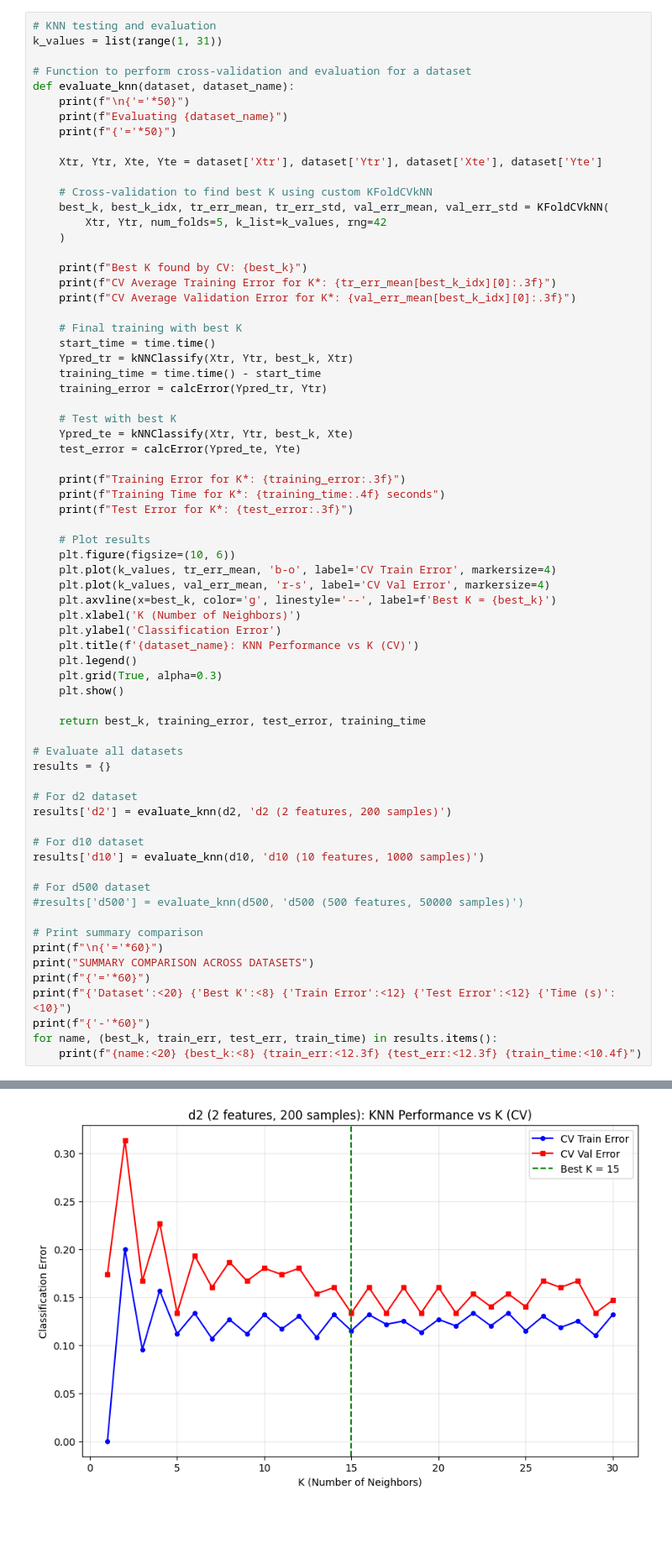
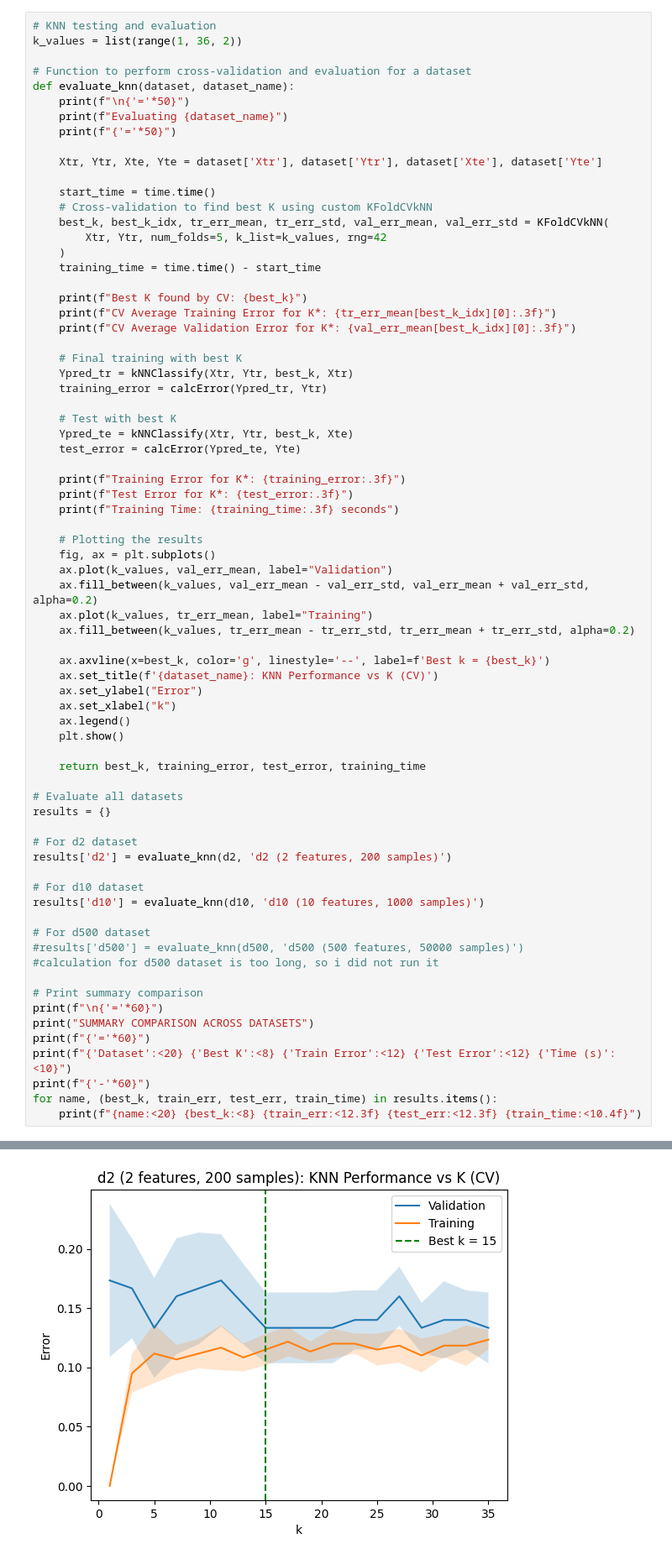
Before and after one commit to mariomine88/Unige_code, a Jupyter notebook: Master/First/ML/Mid-term 1/MidTerm_p1.ipynb, the cells around one changed output, grey strips where cells are left out. Shown at 84% size. Cells and saved outputs as stored; diff of their text form; blank space fills up the shorter version.

```diff
--- a/Master/First/ML/Mid-term 1/MidTerm_p1.ipynb
+++ b/Master/First/ML/Mid-term 1/MidTerm_p1.ipynb
@@ -171,7 +170,7 @@ def KFoldCVkNN(Xtr, Ytr, num_folds, k_list, rng: int | Generator | None = None):
     return best_k, best_k_idx, tr_err_mean, tr_err_std, val_err_mean, val_err_std
 # %%
 # KNN testing and evaluation
-k_values = list(range(1, 31))
+k_values = list(range(1, 36, 2))
 
 # Function to perform cross-validation and evaluation for a dataset
 def evaluate_knn(dataset, dataset_name):
@@ -181,19 +180,19 @@ def evaluate_knn(dataset, dataset_name):
 
     Xtr, Ytr, Xte, Yte = dataset['Xtr'], dataset['Ytr'], dataset['Xte'], dataset['Yte']
 
+    start_time = time.time()
     # Cross-validation to find best K using custom KFoldCVkNN
     best_k, best_k_idx, tr_err_mean, tr_err_std, val_err_mean, val_err_std = KFoldCVkNN(
         Xtr, Ytr, num_folds=5, k_list=k_values, rng=42
     )
+    training_time = time.time() - start_time
 
     print(f"Best K found by CV: {best_k}")
     print(f"CV Average Training Error for K*: {tr_err_mean[best_k_idx][0]:.3f}")
     print(f"CV Average Validation Error for K*: {val_err_mean[best_k_idx][0]:.3f}")
 
     # Final training with best K
-    start_time = time.time()
     Ypred_tr = kNNClassify(Xtr, Ytr, best_k, Xtr)
-    training_time = time.time() - start_time
     training_error = calcError(Ypred_tr, Ytr)
 
     # Test with best K
@@ -201,19 +200,21 @@ def evaluate_knn(dataset, dataset_name):
     test_error = calcError(Ypred_te, Yte)
 
     print(f"Training Error for K*: {training_error:.3f}")
-    print(f"Training Time for K*: {training_time:.4f} seconds")
     print(f"Test Error for K*: {test_error:.3f}")
+    print(f"Training Time: {training_time:.3f} seconds")
 
-    # Plot results
-    plt.figure(figsize=(10, 6))
-    plt.plot(k_values, tr_err_mean, 'b-o', label='CV Train Error', markersize=4)
-    plt.plot(k_values, val_err_mean, 'r-s', label='CV Val Error', markersize=4)
-    plt.axvline(x=best_k, color='g', linestyle='--', label=f'Best K = {best_k}')
-    plt.xlabel('K (Number of Neighbors)')
-    plt.ylabel('Classification Error')
-    plt.title(f'{dataset_name}: KNN Performance vs K (CV)')
-    plt.legend()
-    plt.grid(True, alpha=0.3)
+    # Plotting the results
+    fig, ax = plt.subplots()
+    ax.plot(k_values, val_err_mean, label="Validation")
+    ax.fill_between(k_values, val_err_mean - val_err_std, val_err_mean + val_err_std, alpha=0.2)
+    ax.plot(k_values, tr_err_mean, label="Training")
+    ax.fill_between(k_values, tr_err_mean - tr_err_std, tr_err_mean + tr_err_std, alpha=0.2)
+
+    ax.axvline(x=best_k, color='g', linestyle='--', label=f'Best k = {best_k}')
+    ax.set_title(f'{dataset_name}: KNN Performance vs K (CV)')
+    ax.set_ylabel("Error")
+    ax.set_xlabel("k")
+    ax.legend()
     plt.show()
 
     return best_k, training_error, test_error, training_time
@@ -229,6 +230,7 @@ results['d10'] = evaluate_knn(d10, 'd10 (10 features, 1000 samples)')
 
 # For d500 dataset
 #results['d500'] = evaluate_knn(d500, 'd500 (500 features, 50000 samples)')
+#calculation for d500 dataset is too long, so i did not run it
 
 # Print summary comparison
 print(f"\n{'='*60}")
@@ -251,4 +253,4 @@ Test Error for K*: 0.120
-[figure, old version]
+[figure, new version]
 ==================================================
 Evaluating d10 (10 features, 1000 samples)
 ==================================================
```
Also changed, not shown: parts of 5 cells of this notebook.
